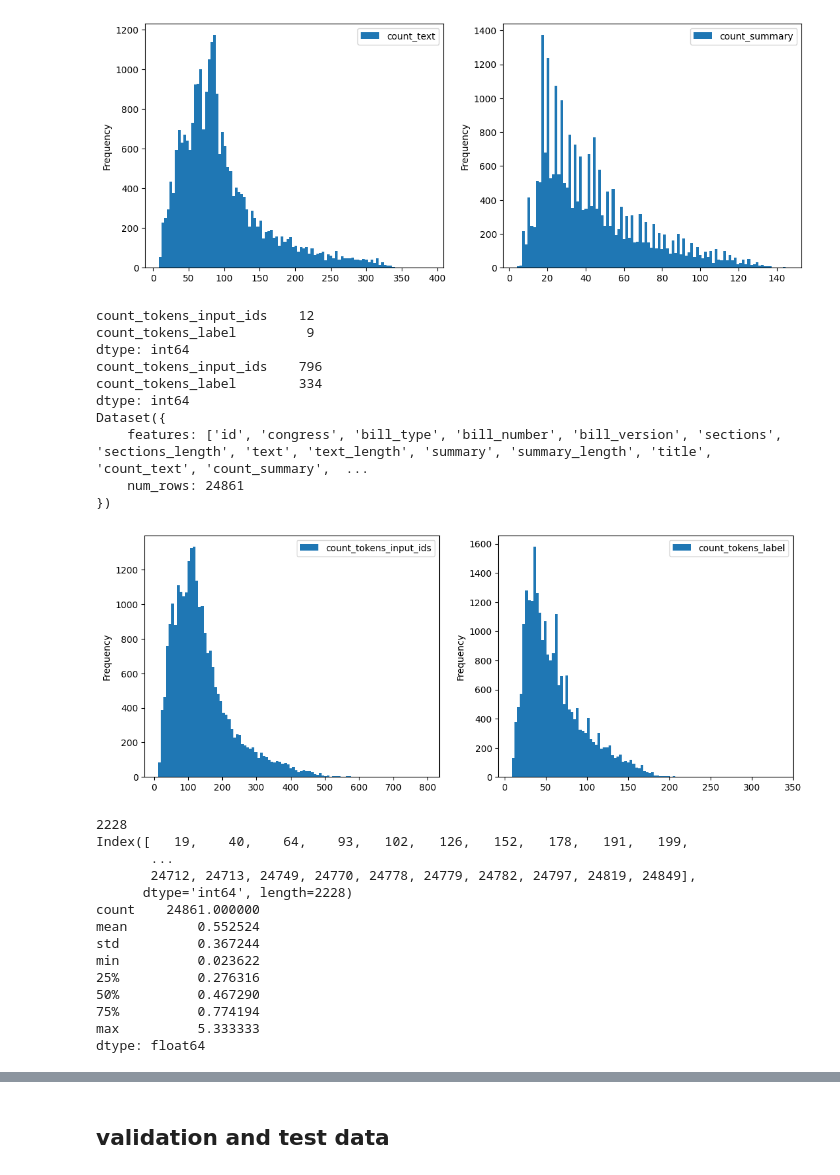
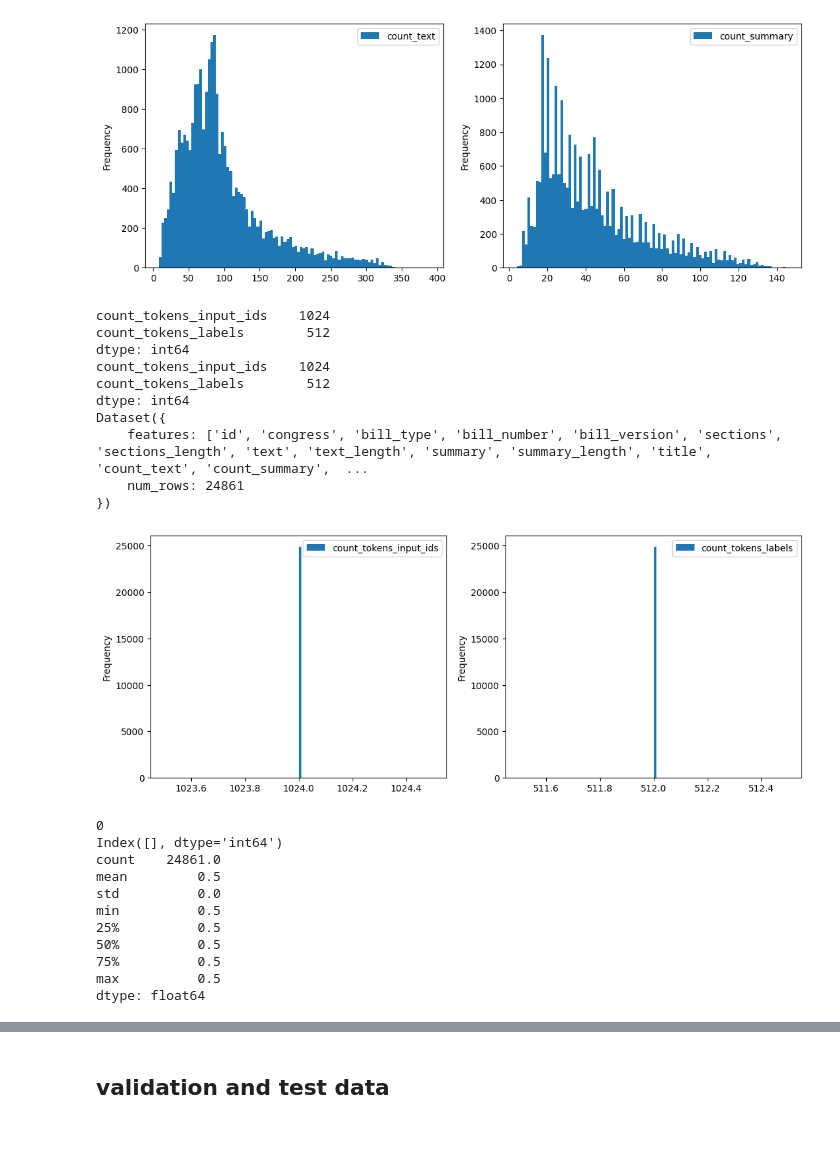
Before and after one commit to khhan98/summarization, a Jupyter notebook: notebooks/02_preprocessing.ipynb, the cells around one changed output, grey strips where cells are left out. Saved outputs shown, nothing was run; the diff lists cells and outputs as text; code cells hidden in the pictures; blank space fills up the shorter version.

Commit message:
updated zero padding to preprocessed file

```diff
--- a/notebooks/02_preprocessing.ipynb
+++ b/notebooks/02_preprocessing.ipynb
@@ -140,22 +140,25 @@ def tokenize_example(
     :param col_summary: str, column name for summary (target)
     :param max_input_length: int, maximum input token length.
     :param max_target_length: int, maximum target token length.
-    :return: dict, tokens for input ('input_ids') and target ('label').
+    :return: dict, tokens for input ('input_ids') and target ('labels').
     """
     model_input = tokenizer(
         example[col_prompt],
         max_length=max_input_length,
         truncation=True,
-        # return_tensors='pt',
+        padding='max_length',
+        return_tensors='pt',
     )
-    label = tokenizer(
+    labels = tokenizer(
         # example[col_summary],
-        text_target=example[col_summary],
+        text_target=example[col_summary],  # will need to test this
         max_length=max_target_length,
         truncation=True,
-        # return_tensors='pt',
+        padding='max_length',
+        return_tensors='pt',
     )
-    model_input['label'] = label['input_ids']
+    # column names for label should be `labels`
+    model_input['labels'] = labels['input_ids']
     return model_input
 
 
@@ -209,7 +212,7 @@ def preprocessing(ds, col_names, cutoff_dict, col_for_count, tokenizer, max_inpu
         )
 
         # count tokens
-        .map(count_tokens, fn_kwargs={'col_list': ['input_ids', 'label']}, num_proc=12)
+        .map(count_tokens, fn_kwargs={'col_list': ['input_ids', 'labels']}, num_proc=12)
     )
     return ds_preprocessed
 # %% [markdown]
@@ -449,49 +452,46 @@ tokenized_train = train_preprocessed.map(
 # tokenize
 # %%
 # count tokens
-tokenized_train = tokenized_train.map(count_tokens, fn_kwargs={'col_list': ['input_ids', 'label']}, num_proc=12)
+tokenized_train = tokenized_train.map(count_tokens, fn_kwargs={'col_list': ['input_ids', 'labels']}, num_proc=12)
 
 # token counts
-count_tokens_df = tokenized_train.select_columns(['count_tokens_input_ids', 'count_tokens_label']).to_pandas()
+count_tokens_df = tokenized_train.select_columns(['count_tokens_input_ids', 'count_tokens_labels']).to_pandas()
 print(count_tokens_df.min())
 print(count_tokens_df.max())
-_ = plot_text_length(count_tokens_df, col_list=['count_tokens_input_ids', 'count_tokens_label'])
+_ = plot_text_length(count_tokens_df, col_list=['count_tokens_input_ids', 'count_tokens_labels'])
 
 print(tokenized_train)
 # %% [output]
-count_tokens_input_ids    12
-count_tokens_label         9
+count_tokens_input_ids    1024
+count_tokens_labels        512
 dtype: int64
-count_tokens_input_ids    796
-count_tokens_label        334
+count_tokens_input_ids    1024
+count_tokens_labels        512
 dtype: int64
 Dataset({
     features: ['id', 'congress', 'bill_type', 'bill_number', 'bill_version', 'sections', 'sections_length', 'text', 'text_length', 'summary', 'summary_length', 'title', 'count_text', 'count_summary',  ...
     num_rows: 24861
 })
-[figure, old version]
+[figure, new version]
 # %%
 # summary ratio
-summary_ratio = count_tokens_df['count_tokens_label'] / count_tokens_df['count_tokens_input_ids']
+summary_ratio = count_tokens_df['count_tokens_labels'] / count_tokens_df['count_tokens_input_ids']
 # summary_ratio.plot(kind='hist')
 print(len(summary_ratio[(summary_ratio > 1)].index))
 print(summary_ratio[(summary_ratio > 1)].index)
 print(summary_ratio.describe())
 # tokenized_train.select_columns(['text', 'summary'])[(summary_ratio > 1)]
 # %% [output]
-2228
-Index([   19,    40,    64,    93,   102,   126,   152,   178,   191,   199,
-       ...
-       24712, 24713, 24749, 24770, 24778, 24779, 24782, 24797, 24819, 24849],
-      dtype='int64', length=2228)
-count    24861.000000
-mean         0.552524
-std          0.367244
-min          0.023622
-25%          0.276316
-50%          0.467290
-75%          0.774194
-max          5.333333
+0
+Index([], dtype='int64')
+count    24861.0
+mean         0.5
+std          0.0
+min          0.5
+25%          0.5
+50%          0.5
+75%          0.5
+max          0.5
 dtype: float64
 # %%
 # 24861 remove 2228
```
Also changed, not shown: parts of 1 cell of this notebook, 3 other files.
